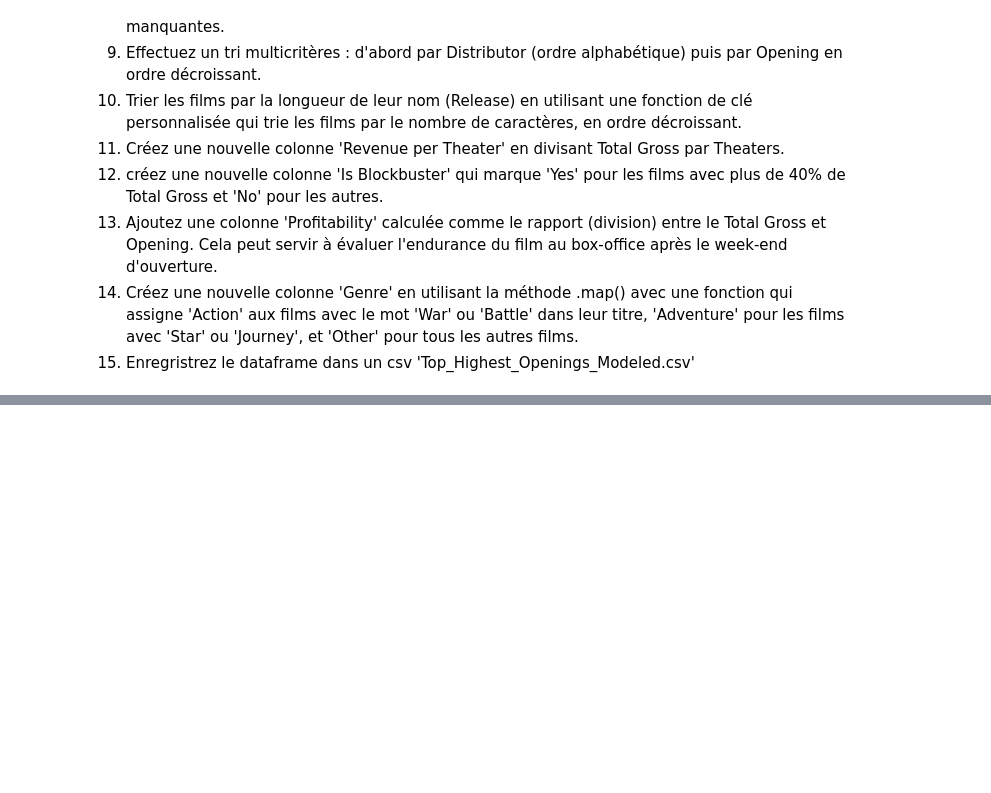
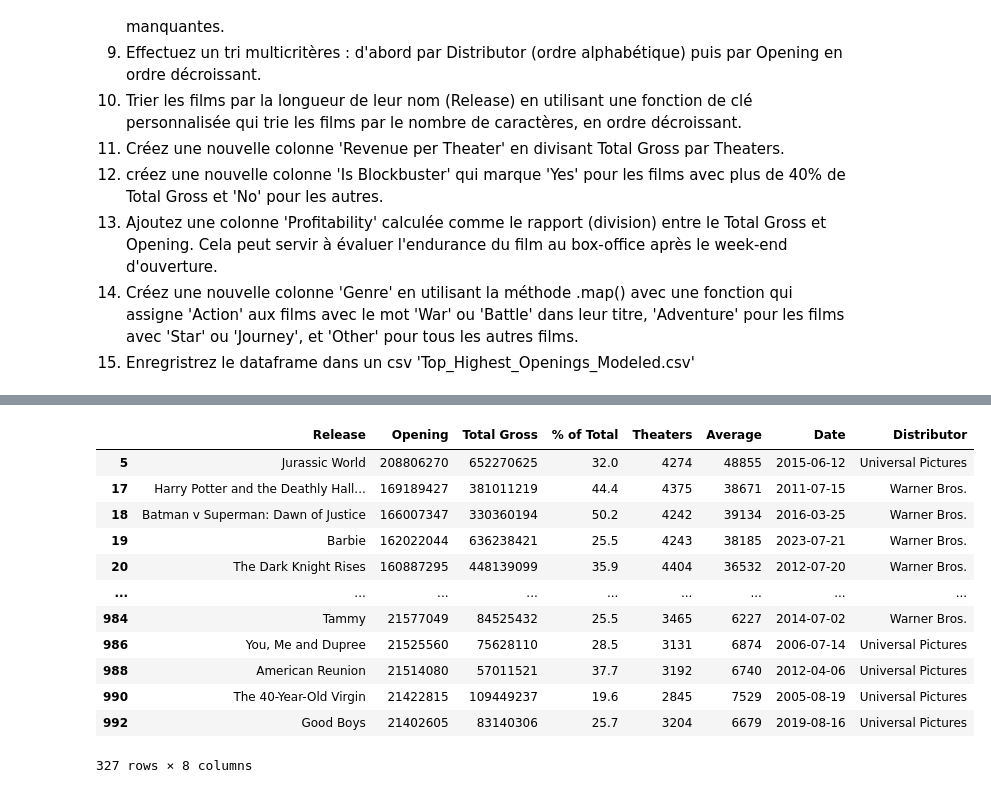
Before and after one commit to nevillemakoyi/Pandas_basic, a Jupyter notebook: notebooks/4 - data modeling avec Pandas - Exercice - élève.ipynb, the cells around one changed output, grey strips where cells are left out. Saved outputs shown, nothing was run; the diff lists cells and outputs as text; code cells hidden in the pictures; blank space fills up the shorter version.

```diff
--- a/notebooks/4 - data modeling avec Pandas - Exercice - élève.ipynb
+++ b/notebooks/4 - data modeling avec Pandas - Exercice - élève.ipynb
@@ -40,5 +80,22 @@ movies.head(3)
 # %%
 # 3. Filtrez par distributeur
+distrib = ['Warner Bros.', 'Universal Pictures']
+filt = df['Distributor'].isin(distrib)
+df[filt]
+# %% [output]
+|  | Release | Opening | Total Gross | % of Total | Theaters | Average | Date | Distributor |
+| 5 | Jurassic World | 208806270 | 652270625 | 32.0 | 4274 | 48855 | 2015-06-12 | Universal Pictures |
+| 17 | Harry Potter and the Deathly Hall... | 169189427 | 381011219 | 44.4 | 4375 | 38671 | 2011-07-15 | Warner Bros. |
+| 18 | Batman v Superman: Dawn of Justice | 166007347 | 330360194 | 50.2 | 4242 | 39134 | 2016-03-25 | Warner Bros. |
+| 19 | Barbie | 162022044 | 636238421 | 25.5 | 4243 | 38185 | 2023-07-21 | Warner Bros. |
+| 20 | The Dark Knight Rises | 160887295 | 448139099 | 35.9 | 4404 | 36532 | 2012-07-20 | Warner Bros. |
+| ... | ... | ... | ... | ... | ... | ... | ... | ... |
+| 984 | Tammy | 21577049 | 84525432 | 25.5 | 3465 | 6227 | 2014-07-02 | Warner Bros. |
+| 986 | You, Me and Dupree | 21525560 | 75628110 | 28.5 | 3131 | 6874 | 2006-07-14 | Universal Pictures |
+| 988 | American Reunion | 21514080 | 57011521 | 37.7 | 3192 | 6740 | 2012-04-06 | Universal Pictures |
+| 990 | The 40-Year-Old Virgin | 21422815 | 109449237 | 19.6 | 2845 | 7529 | 2005-08-19 | Universal Pictures |
+| 992 | Good Boys | 21402605 | 83140306 | 25.7 | 3204 | 6679 | 2019-08-16 | Universal Pictures |
+327 rows × 8 columns
 # %%
 # 4. Combinaison de filtres pour % of Total et Date
 # %%
```
Also changed, not shown: parts of 4 cells of this notebook.
